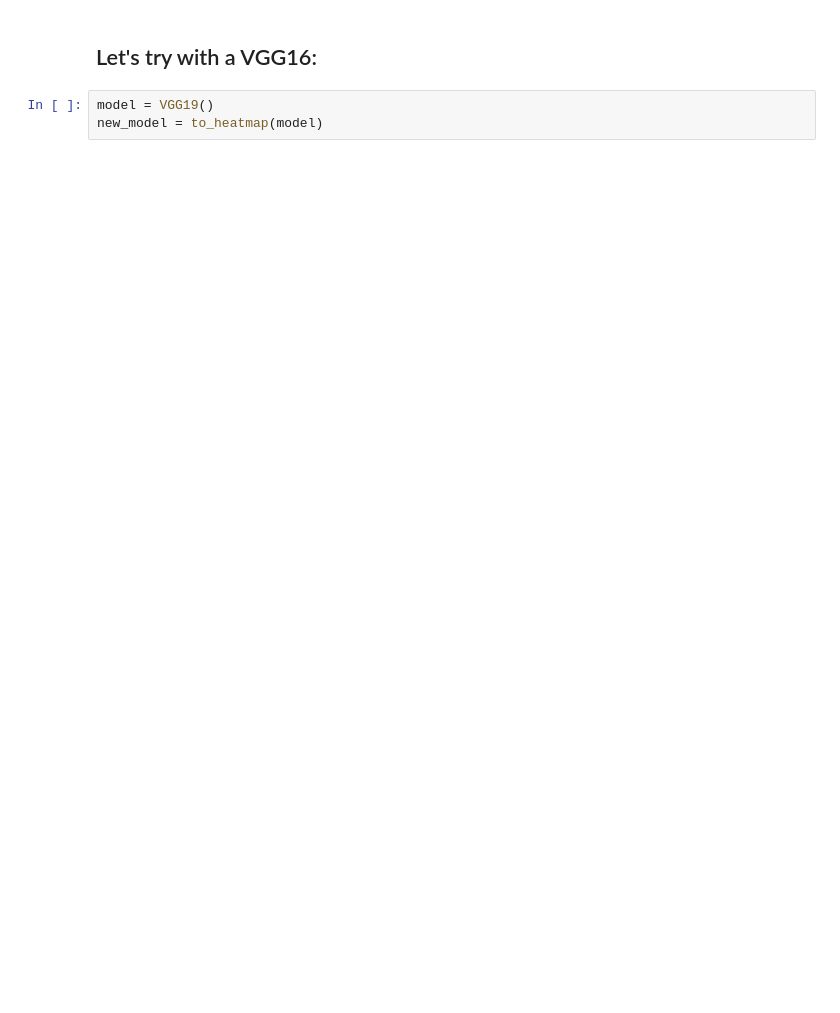
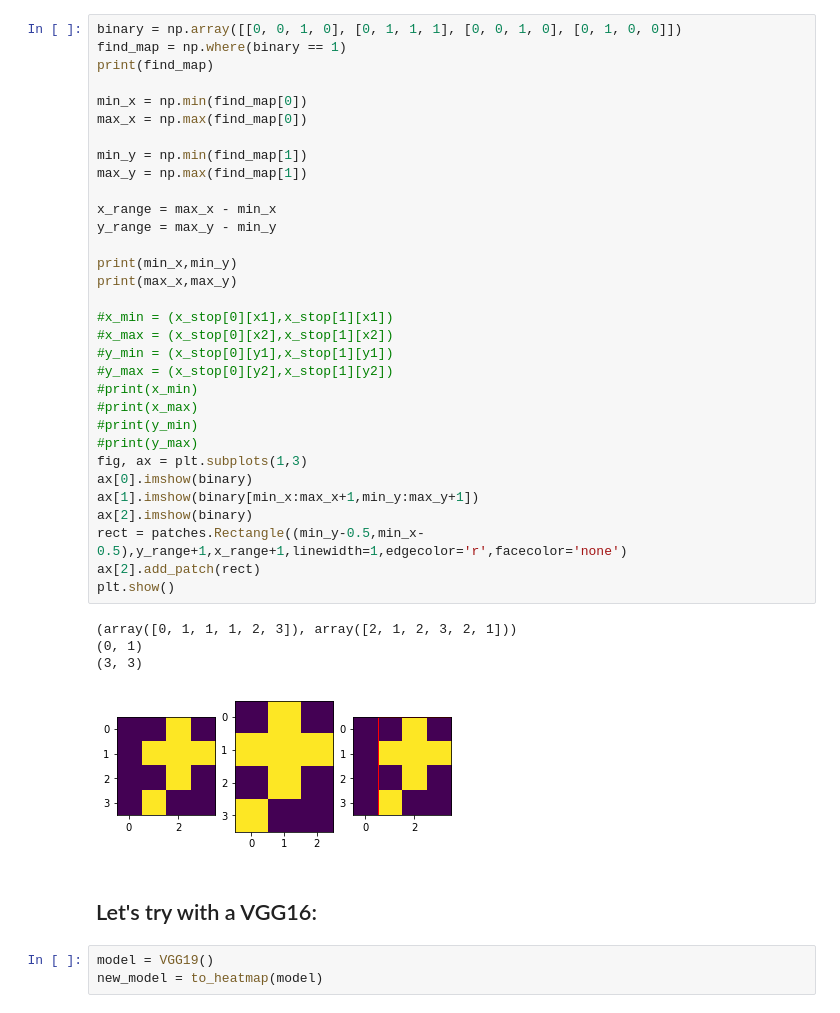
Before and after one commit to progoerke/DeepFishing, a Jupyter notebook: dev/HeatMap.ipynb, the cells around one changed output. Saved outputs shown, nothing was run; the diff lists cells and outputs as text; blank space fills up the shorter version.

```diff
--- a/dev/HeatMap.ipynb
+++ b/dev/HeatMap.ipynb
@@ -39,3 +68,40 @@ def display_heatmap(new_model, img_path):
+# %%
+binary = np.array([[0, 0, 1, 0], [0, 1, 1, 1], [0, 0, 1, 0], [0, 1, 0, 0]])
+find_map = np.where(binary == 1)
+print(find_map)
+
+min_x = np.min(find_map[0])
+max_x = np.max(find_map[0])
+
+min_y = np.min(find_map[1])
+max_y = np.max(find_map[1])
+
+x_range = max_x - min_x
+y_range = max_y - min_y
+
+print(min_x,min_y)
+print(max_x,max_y)
+
+#x_min = (x_stop[0][x1],x_stop[1][x1])
+#x_max = (x_stop[0][x2],x_stop[1][x2])
+#y_min = (x_stop[0][y1],x_stop[1][y1])
+#y_max = (x_stop[0][y2],x_stop[1][y2])
+#print(x_min)
+#print(x_max)
+#print(y_min)
+#print(y_max)
+fig, ax = plt.subplots(1,3)
+ax[0].imshow(binary)
+ax[1].imshow(binary[min_x:max_x+1,min_y:max_y+1])
+ax[2].imshow(binary)
+rect = patches.Rectangle((min_y-0.5,min_x-0.5),y_range+1,x_range+1,linewidth=1,edgecolor='r',facecolor='none')
+ax[2].add_patch(rect)
+plt.show()
+# %% [output]
+(array([0, 1, 1, 1, 2, 3]), array([2, 1, 2, 3, 2, 1]))
+(0, 1)
+(3, 3)
+[figure, added]
 # %% [markdown]
 ## Let's try with a VGG16:
 # %%
```
Also changed, not shown: parts of 10 cells of this notebook, 4 other files.
